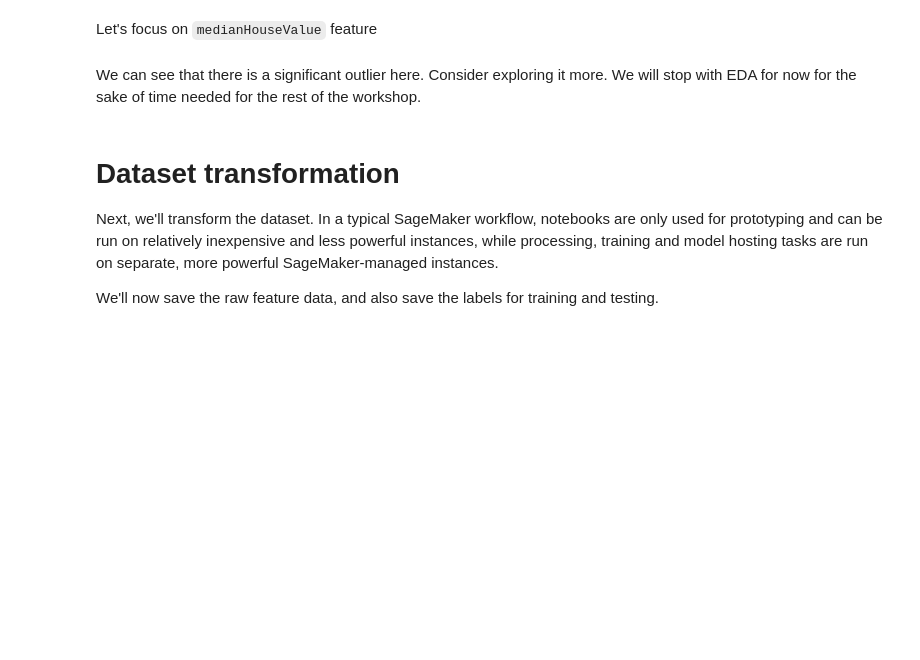
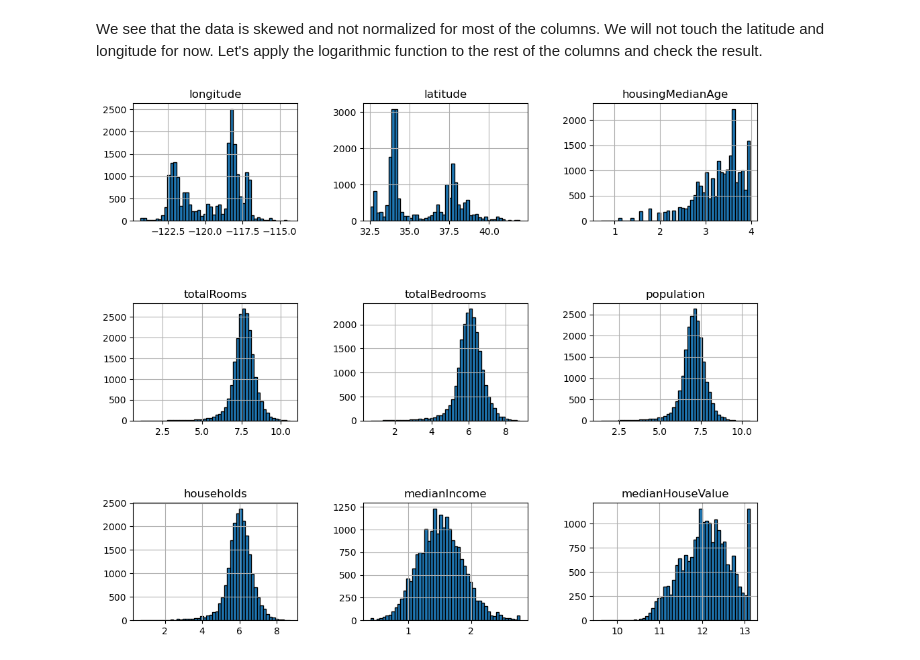
Before and after one commit to aws-samples/amazon-sagemaker-mlops-workshop, a Jupyter notebook: labs/01_initial_notebook/01_initial_notebook.ipynb, the cells around one changed output. Drawn from its saved outputs; the diff is of its cells as text; code cells hidden in the pictures; blank space fills up the shorter version.

Commit message:
Update 01_initial_notebook.ipynb
added data engineering and data visualization.

```diff
--- a/labs/01_initial_notebook/01_initial_notebook.ipynb
+++ b/labs/01_initial_notebook/01_initial_notebook.ipynb
@@ -125,2 +175,0 @@ plt.show()
-# %% [markdown]
-Let's focus on `medianHouseValue` feature
@@ -136,8 +176,14 @@ plt.show()
-# %% [markdown]
-We can see that there is a significant outlier here. Consider exploring it more. We will stop with EDA for now for the sake of time needed for the rest of the workshop.
-# %% [markdown]
-# Dataset transformation
-
-Next, we'll transform the dataset. In a typical SageMaker workflow, notebooks are only used for prototyping and can be run on relatively inexpensive and less powerful instances, while processing, training and model hosting tasks are run on separate, more powerful SageMaker-managed instances.
-
-We'll now save the raw feature data, and also save the labels for training and testing.
+# %% [markdown]
+We see that the data is skewed and not normalized for most of the columns. We will not touch the latitude and longitude for now. Let's apply the logarithmic function to the rest of the columns and check the result.
+# %%
+df['medianIncome']=np.log1p(df['medianIncome'])
+df['housingMedianAge']=np.log1p(df['housingMedianAge'])
+df['totalRooms']=np.log1p(df['totalRooms'])
+df['totalBedrooms']=np.log1p(df['totalBedrooms'])
+df['population']=np.log1p(df['population'])
+df['households']=np.log1p(df['households'])
+df['medianHouseValue']=np.log1p(df['medianHouseValue'])
+df.hist(figsize=(12, 10), bins=50, edgecolor="black")
+plt.subplots_adjust(hspace=0.7, wspace=0.4)
+# %% [output]
+[figure, added]
```
Also changed, not shown: parts of 49 cells of this notebook.
